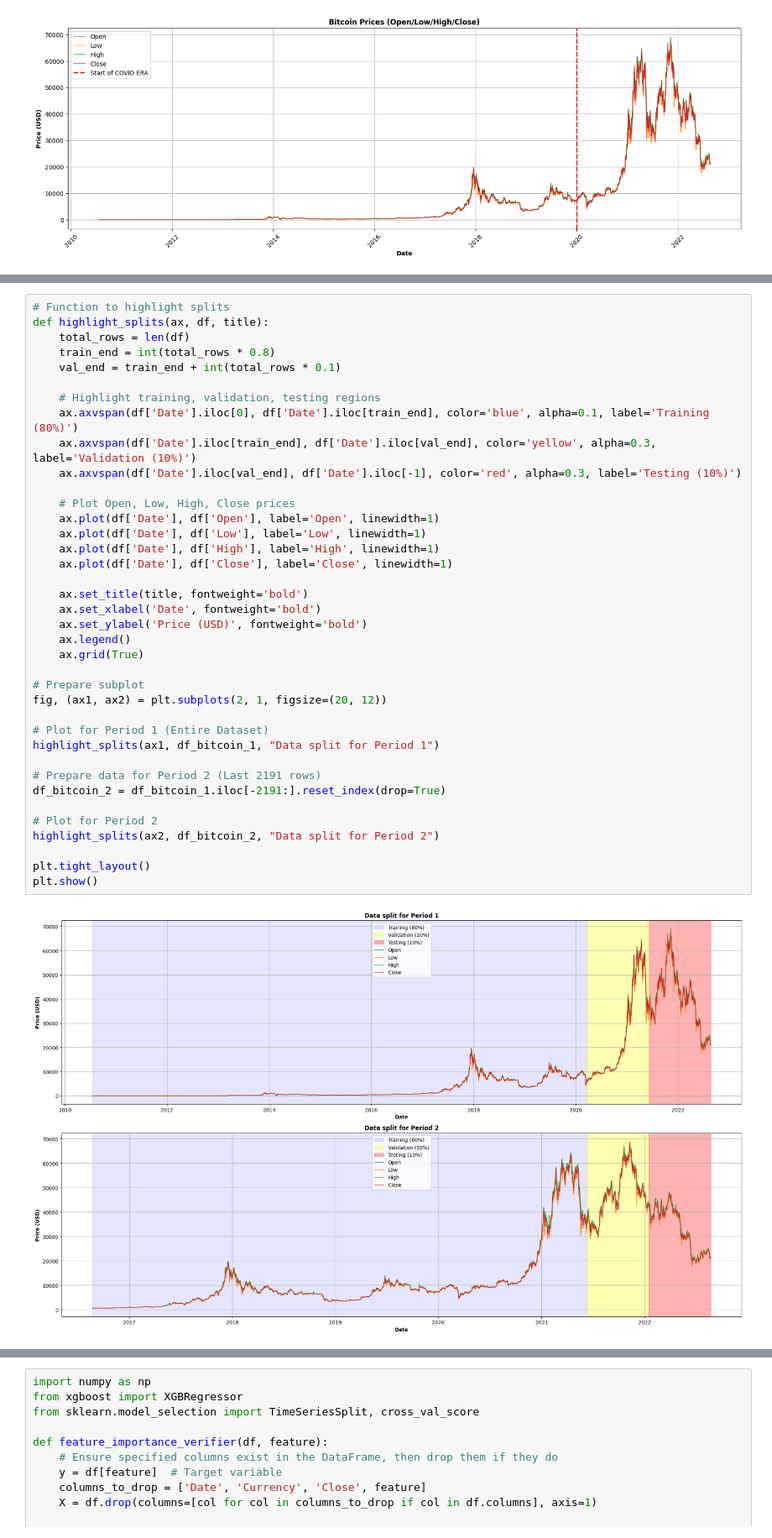
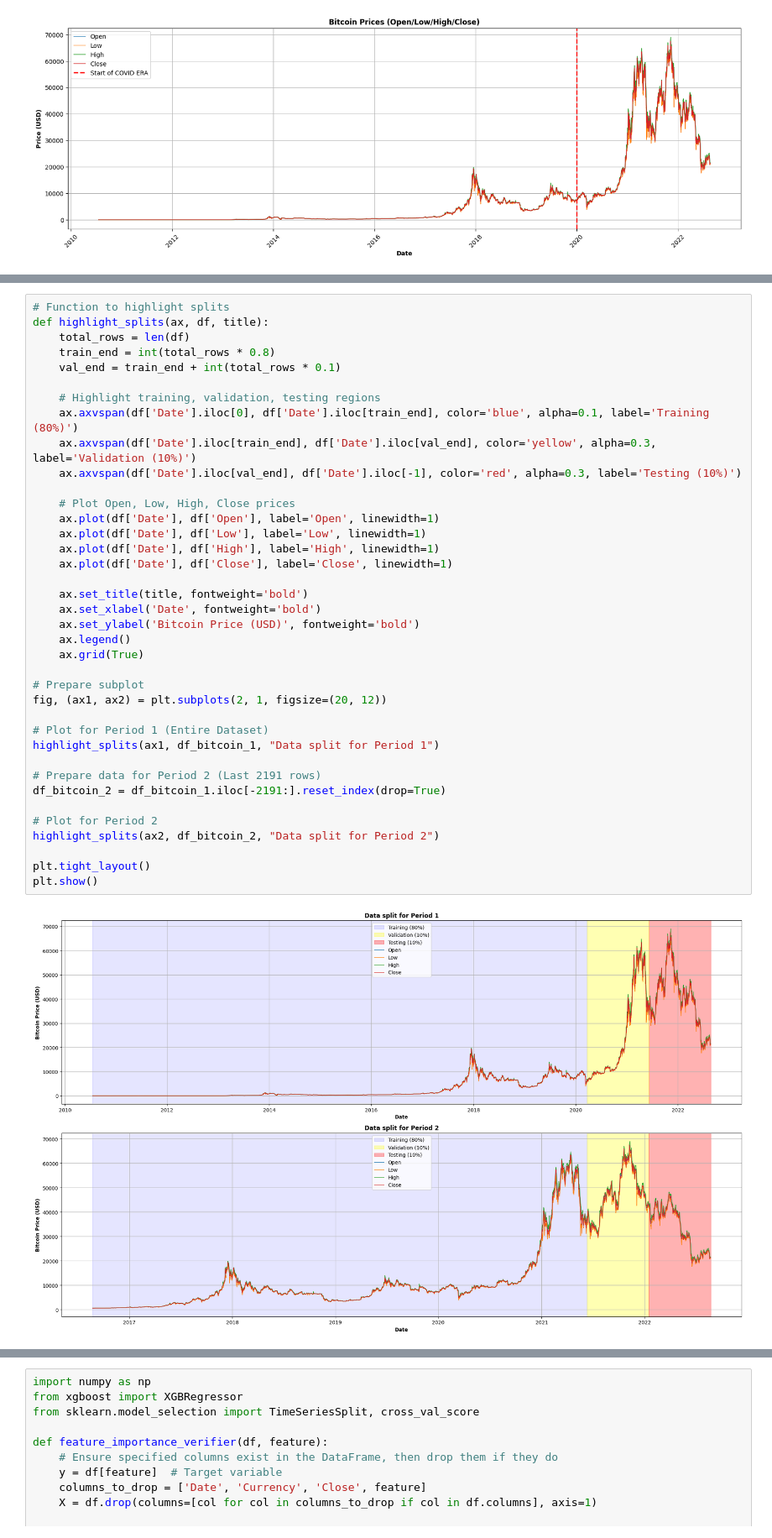
Before and after one commit to ASherjil/Cryptocurrency-Price-Prediction, a Jupyter notebook: CW2_B820928.ipynb, the cells around one changed output, grey strips where cells are left out. Shown at 84% size. Cells and saved outputs as stored; diff of their text form.

```diff
--- a/CW2_B820928.ipynb
+++ b/CW2_B820928.ipynb
@@ -197,32 +206,32 @@ def highlight_splits(ax, df, title):
     ax.axvspan(df['Date'].iloc[0], df['Date'].iloc[train_end], color='blue', alpha=0.1, label='Training (80%)')
     ax.axvspan(df['Date'].iloc[train_end], df['Date'].iloc[val_end], color='yellow', alpha=0.3, label='Validation (10%)')
     ax.axvspan(df['Date'].iloc[val_end], df['Date'].iloc[-1], color='red', alpha=0.3, label='Testing (10%)')
 
     # Plot Open, Low, High, Close prices
     ax.plot(df['Date'], df['Open'], label='Open', linewidth=1)
     ax.plot(df['Date'], df['Low'], label='Low', linewidth=1)
     ax.plot(df['Date'], df['High'], label='High', linewidth=1)
     ax.plot(df['Date'], df['Close'], label='Close', linewidth=1)
 
     ax.set_title(title, fontweight='bold')
     ax.set_xlabel('Date', fontweight='bold')
-    ax.set_ylabel('Price (USD)', fontweight='bold')
+    ax.set_ylabel('Bitcoin Price (USD)', fontweight='bold')
     ax.legend()
     ax.grid(True)
 
 # Prepare subplot
 fig, (ax1, ax2) = plt.subplots(2, 1, figsize=(20, 12))
 
 # Plot for Period 1 (Entire Dataset)
 highlight_splits(ax1, df_bitcoin_1, "Data split for Period 1")
 
 # Prepare data for Period 2 (Last 2191 rows)
 df_bitcoin_2 = df_bitcoin_1.iloc[-2191:].reset_index(drop=True)
 
 # Plot for Period 2
 highlight_splits(ax2, df_bitcoin_2, "Data split for Period 2")
 
 plt.tight_layout()
 plt.show()
 # %% [output]
-[figure, old version]
+[figure, new version]
```
Also changed, not shown: parts of 17 cells of this notebook, 10 other files.
